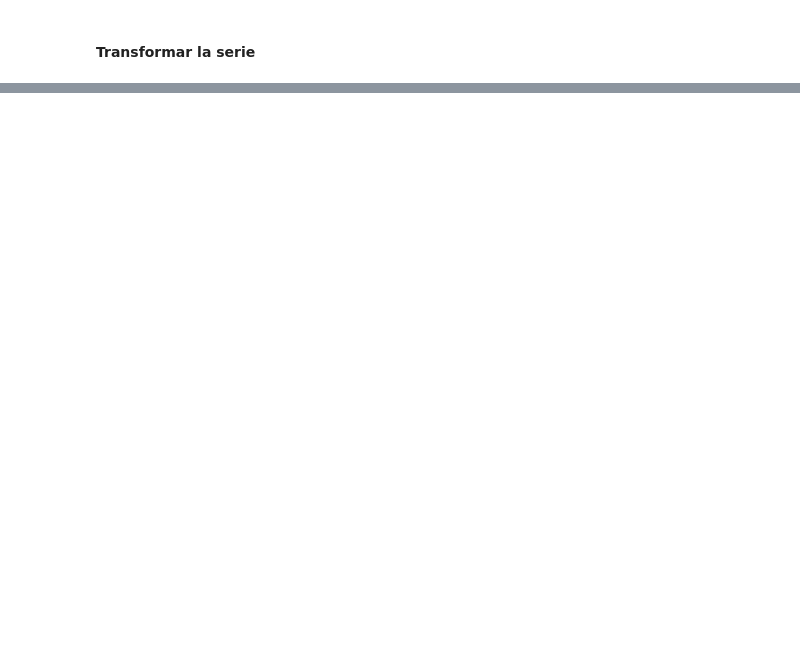
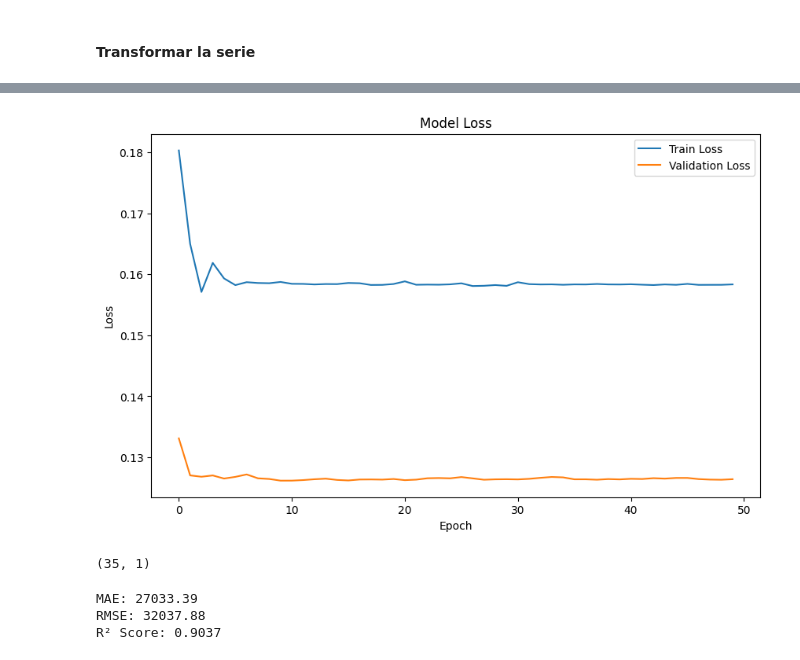
Before and after one commit to JPS4321/Lab2_DataScience, a Jupyter notebook: Series_Importacion_Superior.ipynb, the cells around one changed output, grey strips where cells are left out. Drawn from its saved outputs; the diff is of its cells as text; code cells hidden in the pictures; blank space fills up the shorter version.

```diff
--- a/Series_Importacion_Superior.ipynb
+++ b/Series_Importacion_Superior.ipynb
@@ -157,0 +447,35 @@ Fue necesario transformar la serie utilizando un logaritmo y el diferenciador di
+# %%
+def supervisada(serie, retrasos=12):
+    serie = np.array(serie)
+    serie_x, serie_y = [], []
+    for i in range(len(serie) - retrasos):
+        serie_x.append(serie[i:i+retrasos])
+        serie_y.append(serie[i+retrasos])
+    return np.array(serie_x), np.array(serie_y)
+# %%
+
+SEQ_LENGTH = 24
+x_train, y_train = supervisada(train, SEQ_LENGTH)
+x_val, y_val = supervisada(validation, SEQ_LENGTH)
+x_test, y_test = supervisada(test, SEQ_LENGTH)
+
+
+x_train_tensor = torch.from_numpy(x_train).float().view(-1, SEQ_LENGTH, 1)
+x_val_tensor = torch.from_numpy(x_val).float().view(-1, SEQ_LENGTH, 1)
+x_test_tensor = torch.from_numpy(x_test).float().view(-1, SEQ_LENGTH, 1)
+
+y_train_tensor = torch.from_numpy(y_train).float()
+y_val_tensor = torch.from_numpy(y_val).float()
+y_test_tensor = torch.from_numpy(y_test).float()
+# %%
+from torch.utils.data import TensorDataset, DataLoader
+
+BATCH_SIZE = 32
+
+train_dataset = TensorDataset(x_train_tensor, y_train_tensor)
+val_dataset = TensorDataset(x_val_tensor, y_val_tensor)
+test_dataset = TensorDataset(x_test_tensor, y_test_tensor)
+
+train_loader = DataLoader(train_dataset, batch_size=BATCH_SIZE, shuffle=True)
+val_loader = DataLoader(val_dataset, batch_size=BATCH_SIZE, shuffle=False)
+test_loader = DataLoader(test_dataset, batch_size=BATCH_SIZE, shuffle=False)
@@ -157,0 +527,11 @@ Fue necesario transformar la serie utilizando un logaritmo y el diferenciador di
+# %%
+plt.figure(figsize=(10,6))
+plt.plot(train_losses, label='Train Loss')
+plt.plot(val_losses, label='Validation Loss')
+plt.title('Model Loss')
+plt.xlabel('Epoch')
+plt.ylabel('Loss')
+plt.legend()
+plt.show()
+# %% [output]
+[figure, added]
@@ -157,0 +546,29 @@ Fue necesario transformar la serie utilizando un logaritmo y el diferenciador di
+# %%
+print(y_pred_test.shape)
+# %% [output]
+(35, 1)
+# %%
+y_pred_test_inv = scaler.inverse_transform(y_pred_test)
+y_test_inv = scaler.inverse_transform(y_test.reshape(-1, 1))
+serie_log = np.log(df_importacion_total["Gasolina Superior"]).values
+
+
+start = entrenamiento + val_prueba + SEQ_LENGTH
+log_prev = serie_log[-len(y_test_inv):]
+
+
+valores_reales = np.exp(log_prev + y_test_inv.flatten())
+valores_predichos = np.exp(log_prev + y_pred_test_inv.flatten())
+
+
+mae = mean_absolute_error(valores_reales, valores_predichos)
+rmse = np.sqrt(mean_squared_error(valores_reales, valores_predichos))
+r2 = r2_score(valores_reales, valores_predichos)
+
+print(f"MAE: {mae:.2f}")
+print(f"RMSE: {rmse:.2f}")
+print(f"R² Score: {r2:.4f}")
+# %% [output]
+MAE: 27033.39
+RMSE: 32037.88
+R² Score: 0.9037
```
Also changed, not shown: parts of 28 cells of this notebook, 3 other files.
